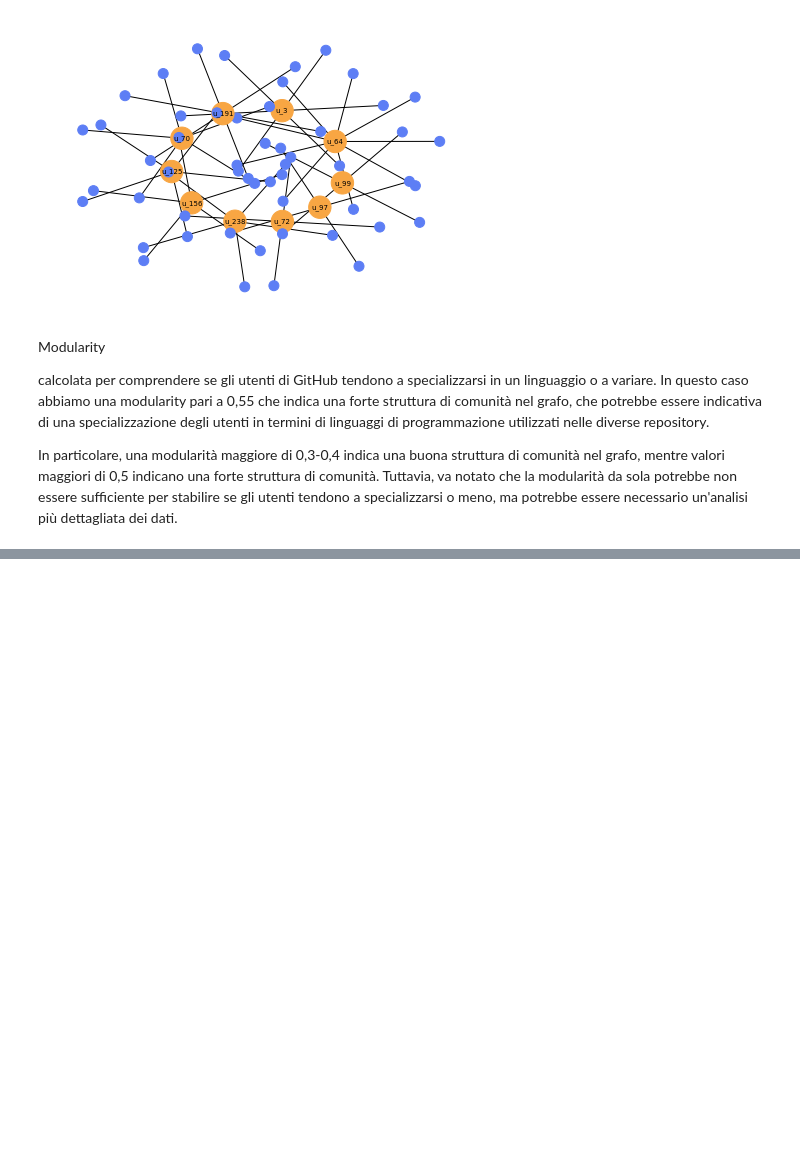
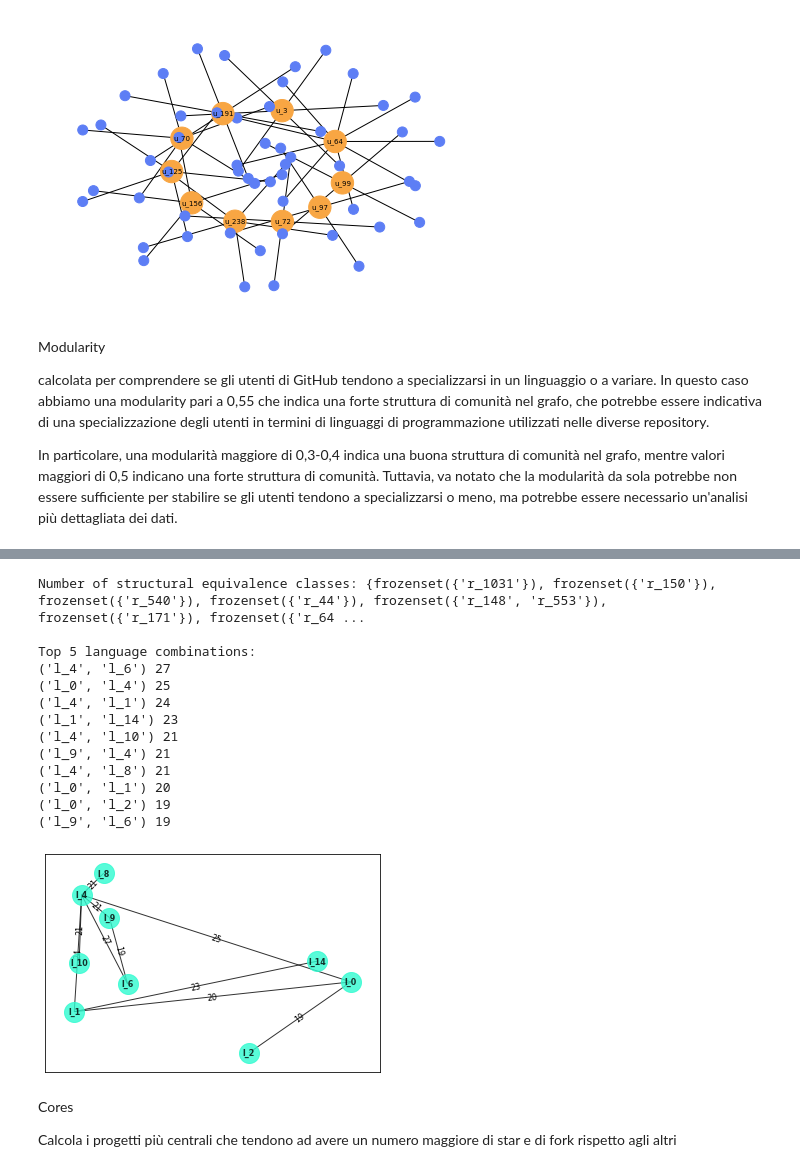
Before and after one commit to isabellamarasco/SNA_project, a Jupyter notebook: create_graph.ipynb, the cells around one changed output, grey strips where cells are left out. Drawn from its saved outputs; the diff is of its cells as text; code cells hidden in the pictures; blank space fills up the shorter version.

Commit message:
structural equivalence

```diff
--- a/create_graph.ipynb
+++ b/create_graph.ipynb
@@ -238,0 +253,75 @@ Calcola per comprendere quali linguaggi di programmazione vengono spesso utilizz
+# %%
+#calculare structural equivalence classes
+def same_langs(repo1, repo2):
+    langs1 = set(G.nodes[repo1]['languages'])
+    langs2 = set(G.nodes[repo2]['languages'])
+    return langs1 == langs2
+
+repos = [r for r in G.nodes if r.startswith('r_')]
+structural_equivalence = nx.equivalence_classes(repos, same_langs)
+
+# Print the number of structural equivalence classes
+print("\nNumber of structural equivalence classes:", structural_equivalence)
+
+#lang_counts = {}
+#for equiv_class in structural_equivalence:
+ #   lang_set = set()
+  #  for repo in equiv_class:
+   #     lang_set.update(set(G.nodes[repo]['languages']))
+    #for lang in lang_set:
+     #   lang_counts[lang] = lang_counts.get(lang, 0) + 1
+
+#top_langs = sorted(lang_counts.items(), key=lambda x: x[1], reverse=True)[:5]
+#print(top_langs)
+
+# Print the top 5 languages with the most structural equivalence classes
+#print("\nTop 5 languages with the most structural equivalence classes:")
+#for lang, count in top_langs:
+    #print(lang, count)
+
+# Ottieni le combinazioni di linguaggi utilizzati insieme
+lang_combinations = {}
+for equiv_class in structural_equivalence:
+    lang_set = set()
+    for repo in equiv_class:
+        lang_set.update(set(G.nodes[repo]['languages']))
+    for combo in combinations(lang_set, 2):
+        lang_combinations[combo] = lang_combinations.get(combo, 0) + 1
+
+# Stampa le 5 combinazioni di linguaggi più utilizzate
+top_combinations = sorted(lang_combinations.items(), key=lambda x: x[1], reverse=True)[:10]
+print("\nTop 5 language combinations:")
+for combo, count in top_combinations:
+    print(combo, count)
+
+#creazione del grafo
+G_langs = nx.Graph()
+for combo, count in top_combinations:
+    lang1, lang2 = combo
+    G_langs.add_edge(lang1, lang2, weight=count)
+
+# layout e visualizzazione del grafo
+pos = nx.spring_layout(G_langs, k=0.90, iterations=1)
+
+edge_weights = nx.get_edge_attributes(G_langs, 'weight')
+nx.draw_networkx_edge_labels(G_langs, pos, edge_labels=edge_weights, font_size=8)
+nx.draw_networkx(G_langs, pos, with_labels=True, node_size=400, node_color='#30FBD0', width=1, alpha=0.8, font_size=8, font_color='black', font_weight='bold')
+# %% [output]
+Number of structural equivalence classes: {frozenset({'r_1031'}), frozenset({'r_150'}), frozenset({'r_540'}), frozenset({'r_44'}), frozenset({'r_148', 'r_553'}), frozenset({'r_171'}), frozenset({'r_64 ...
+
+Top 5 language combinations:
+('l_4', 'l_6') 27
+('l_0', 'l_4') 25
+('l_4', 'l_1') 24
+('l_1', 'l_14') 23
+('l_4', 'l_10') 21
+('l_9', 'l_4') 21
+('l_4', 'l_8') 21
+('l_0', 'l_1') 20
+('l_0', 'l_2') 19
+('l_9', 'l_6') 19
+[figure, added]
+# %% [markdown]
+Cores
+
+Calcola i progetti più centrali che tendono ad avere un numero maggiore di star e di fork rispetto agli altri
```
Also changed, not shown: parts of 7 cells of this notebook.
